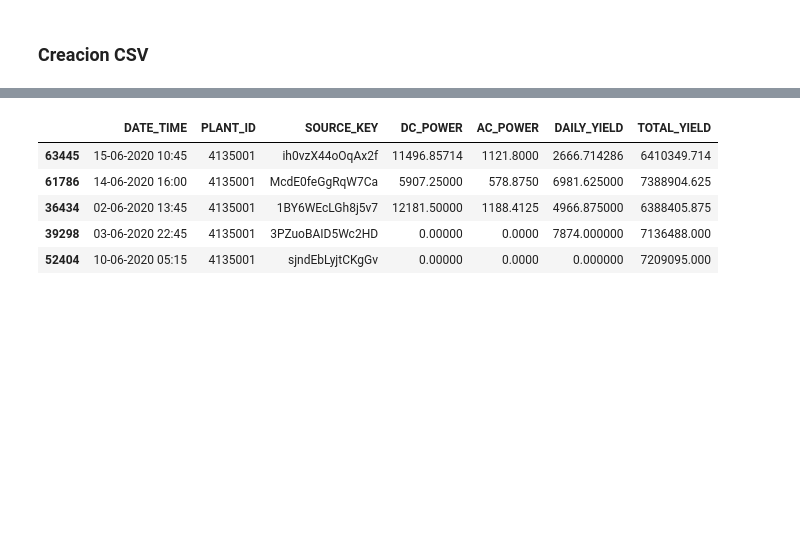
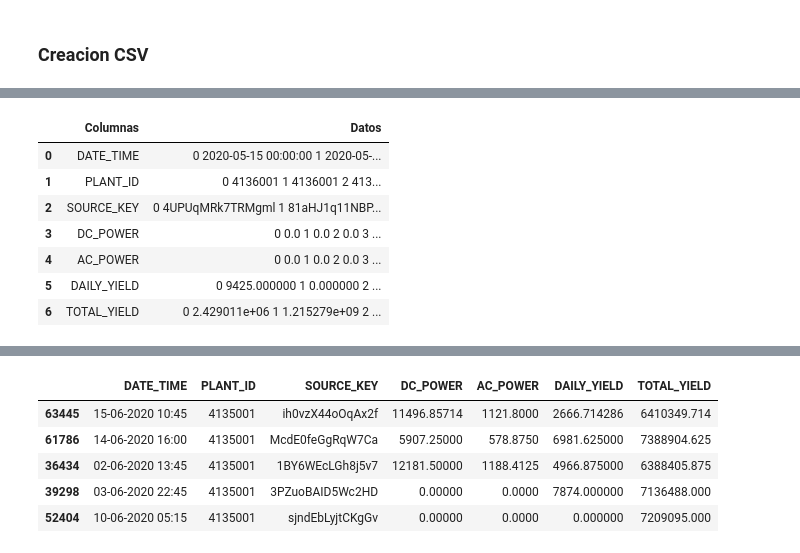
Before and after one commit to dzamoramu/Taller4DB2, a Jupyter notebook: Workshop 4/notebooks/bigtable-Workshop4Final.ipynb, the cells around one changed output, grey strips where cells are left out. Drawn from its saved outputs; the diff is of its cells as text; code cells hidden in the pictures; blank space fills up the shorter version.

```diff
--- a/Workshop 4/notebooks/bigtable-Workshop4Final.ipynb
+++ b/Workshop 4/notebooks/bigtable-Workshop4Final.ipynb
@@ -56,0 +80,12 @@ files = {
+# %%
+df = pd.DataFrame([[key, plant1_ws[key]] for key in plant1_ws.keys()], columns=['Columnas', 'Datos'])
+df
+# %% [output]
+|  | Columnas | Datos |
+| 0 | DATE_TIME | 0 2020-05-15 00:00:00 1 2020-05-... |
+| 1 | PLANT_ID | 0 4136001 1 4136001 2 413... |
+| 2 | SOURCE_KEY | 0 4UPUqMRk7TRMgml 1 81aHJ1q11NBP... |
+| 3 | DC_POWER | 0 0.0 1 0.0 2 0.0 3 ... |
+| 4 | AC_POWER | 0 0.0 1 0.0 2 0.0 3 ... |
+| 5 | DAILY_YIELD | 0 9425.000000 1 0.000000 2 ... |
+| 6 | TOTAL_YIELD | 0 2.429011e+06 1 1.215279e+09 2 ... |
```
Also changed, not shown: parts of 5 cells of this notebook, 2 other files.
